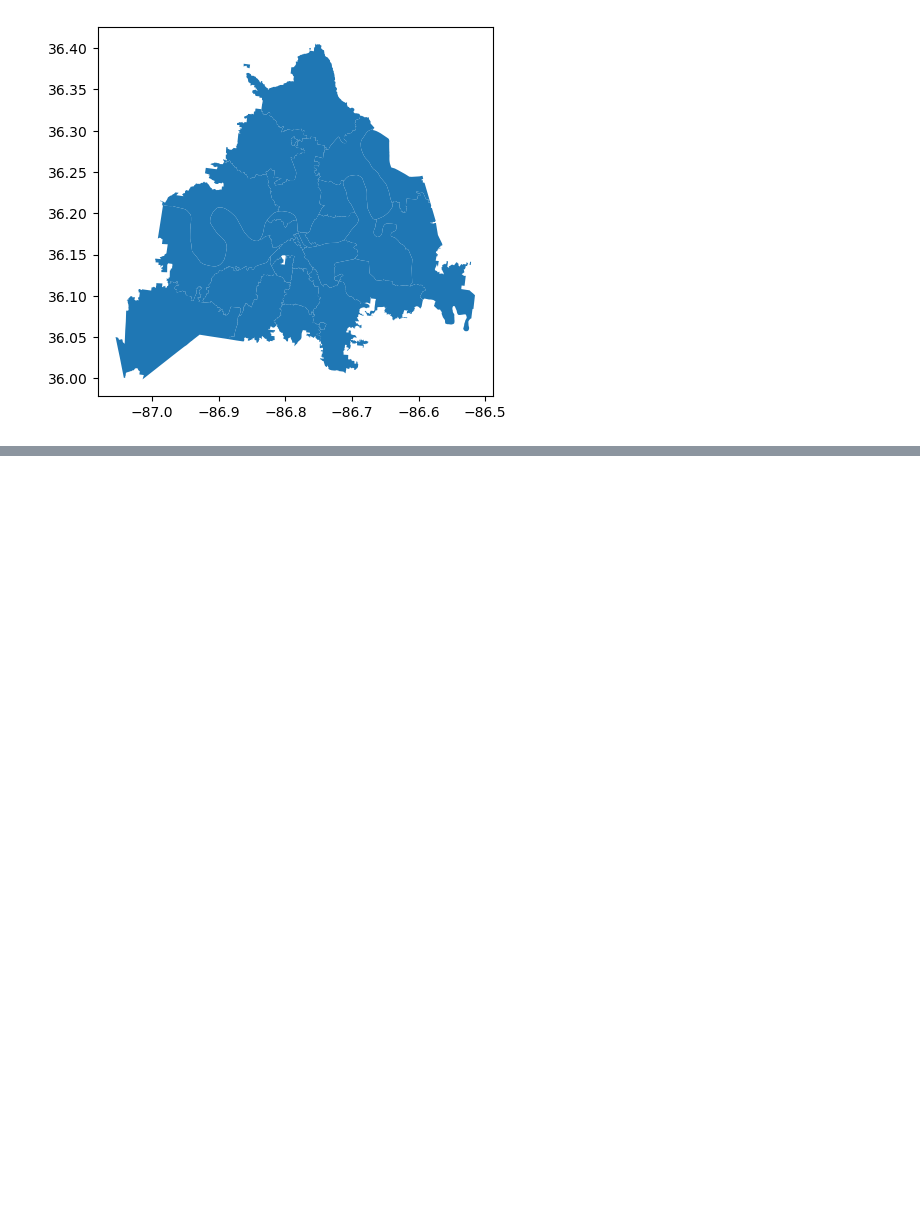
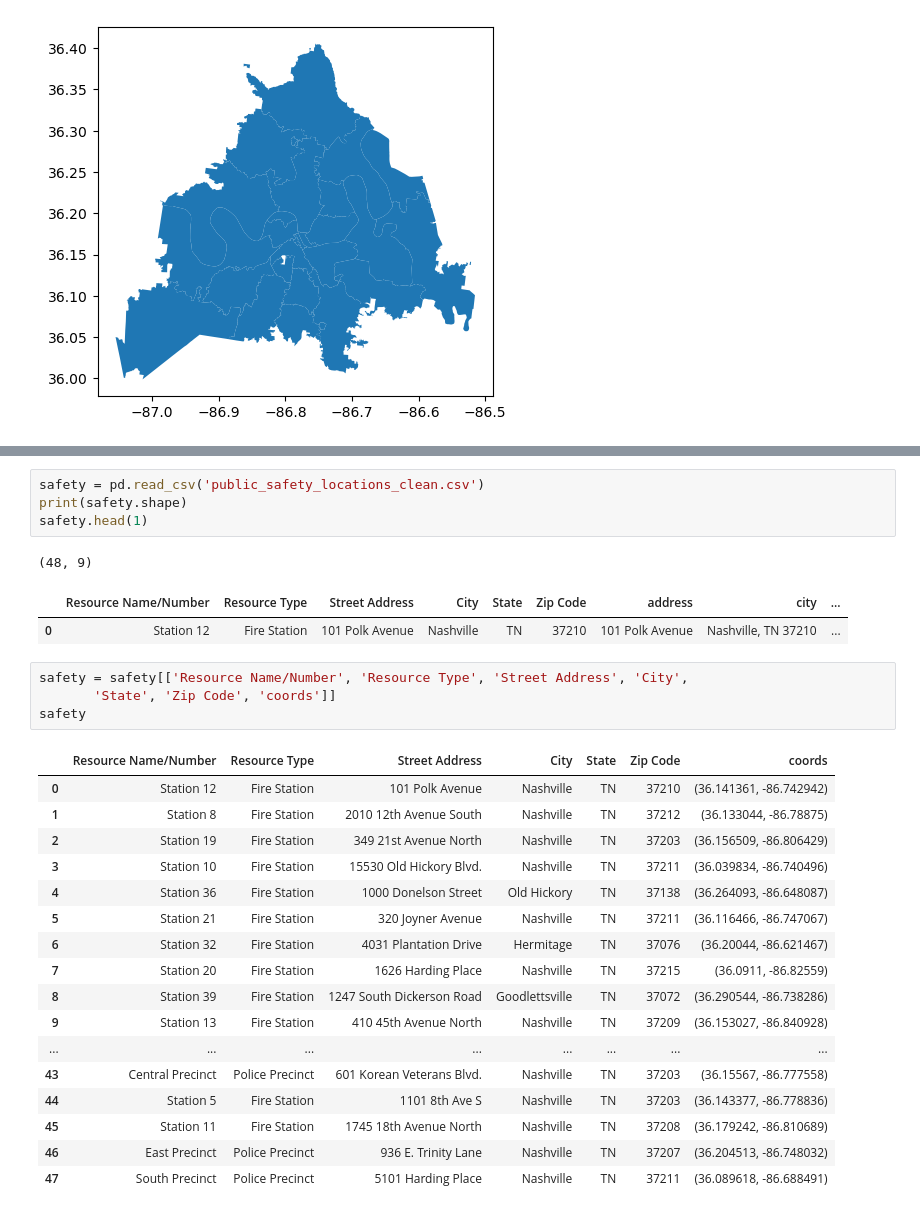
Before and after one commit to Luna-Agora/caps, a Jupyter notebook: notebooks/davidson_geo_folium.ipynb, the cells around one changed output, grey strips where cells are left out. Drawn from its saved outputs; the diff is of its cells as text; blank space fills up the shorter version.

```diff
--- a/notebooks/davidson_geo_folium.ipynb
+++ b/notebooks/davidson_geo_folium.ipynb
@@ -142,0 +232,30 @@ plt.show();
+# %%
+safety = pd.read_csv('public_safety_locations_clean.csv')
+print(safety.shape)
+safety.head(1)
+# %% [output]
+(48, 9)
+|  | Resource Name/Number | Resource Type | Street Address | City | State | Zip Code | address | city | ... |
+| 0 | Station 12 | Fire Station | 101 Polk Avenue | Nashville | TN | 37210 | 101 Polk Avenue | Nashville, TN 37210 | ... |
+# %%
+safety = safety[['Resource Name/Number', 'Resource Type', 'Street Address', 'City',
+       'State', 'Zip Code', 'coords']]
+safety
+# %% [output]
+|  | Resource Name/Number | Resource Type | Street Address | City | State | Zip Code | coords |
+| 0 | Station 12 | Fire Station | 101 Polk Avenue | Nashville | TN | 37210 | (36.141361, -86.742942) |
+| 1 | Station 8 | Fire Station | 2010 12th Avenue South | Nashville | TN | 37212 | (36.133044, -86.78875) |
+| 2 | Station 19 | Fire Station | 349 21st Avenue North | Nashville | TN | 37203 | (36.156509, -86.806429) |
+| 3 | Station 10 | Fire Station | 15530 Old Hickory Blvd. | Nashville | TN | 37211 | (36.039834, -86.740496) |
+| 4 | Station 36 | Fire Station | 1000 Donelson Street | Old Hickory | TN | 37138 | (36.264093, -86.648087) |
+| 5 | Station 21 | Fire Station | 320 Joyner Avenue | Nashville | TN | 37211 | (36.116466, -86.747067) |
+| 6 | Station 32 | Fire Station | 4031 Plantation Drive | Hermitage | TN | 37076 | (36.20044, -86.621467) |
+| 7 | Station 20 | Fire Station | 1626 Harding Place | Nashville | TN | 37215 | (36.0911, -86.82559) |
+| 8 | Station 39 | Fire Station | 1247 South Dickerson Road | Goodlettsville | TN | 37072 | (36.290544, -86.738286) |
+| 9 | Station 13 | Fire Station | 410 45th Avenue North | Nashville | TN | 37209 | (36.153027, -86.840928) |
+| ... | ... | ... | ... | ... | ... | ... | ... |
+| 43 | Central Precinct | Police Precinct | 601 Korean Veterans Blvd. | Nashville | TN | 37203 | (36.15567, -86.777558) |
+| 44 | Station 5 | Fire Station | 1101 8th Ave S | Nashville | TN | 37203 | (36.143377, -86.778836) |
+| 45 | Station 11 | Fire Station | 1745 18th Avenue North | Nashville | TN | 37208 | (36.179242, -86.810689) |
+| 46 | East Precinct | Police Precinct | 936 E. Trinity Lane | Nashville | TN | 37207 | (36.204513, -86.748032) |
+| 47 | South Precinct | Police Precinct | 5101 Harding Place | Nashville | TN | 37211 | (36.089618, -86.688491) |
```
Also changed, not shown: parts of 21 cells of this notebook, 2 other files.
